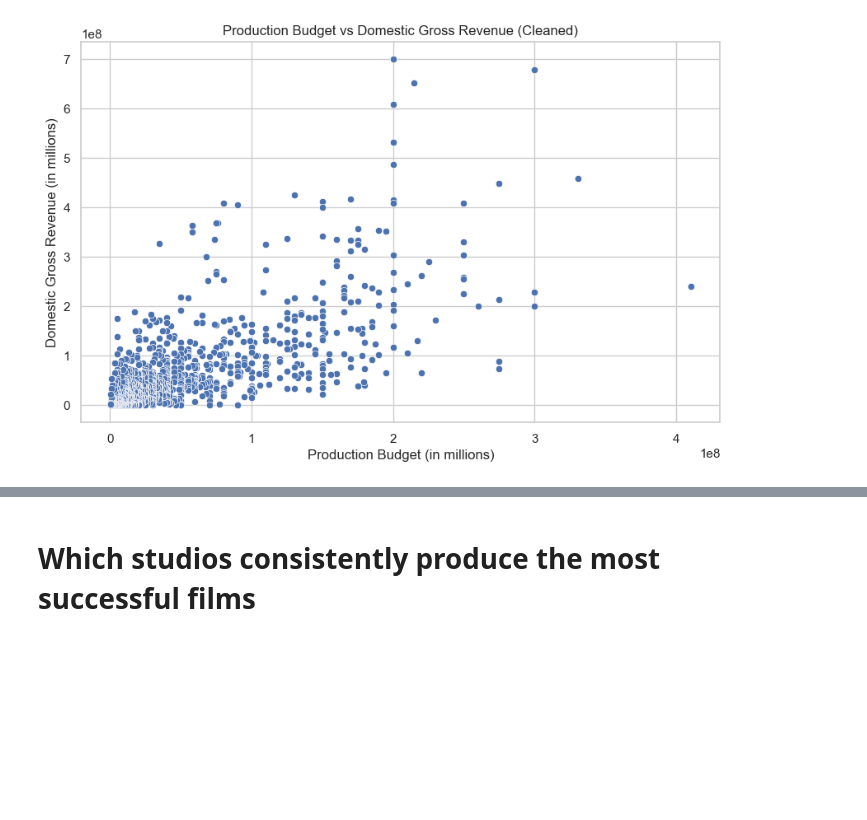
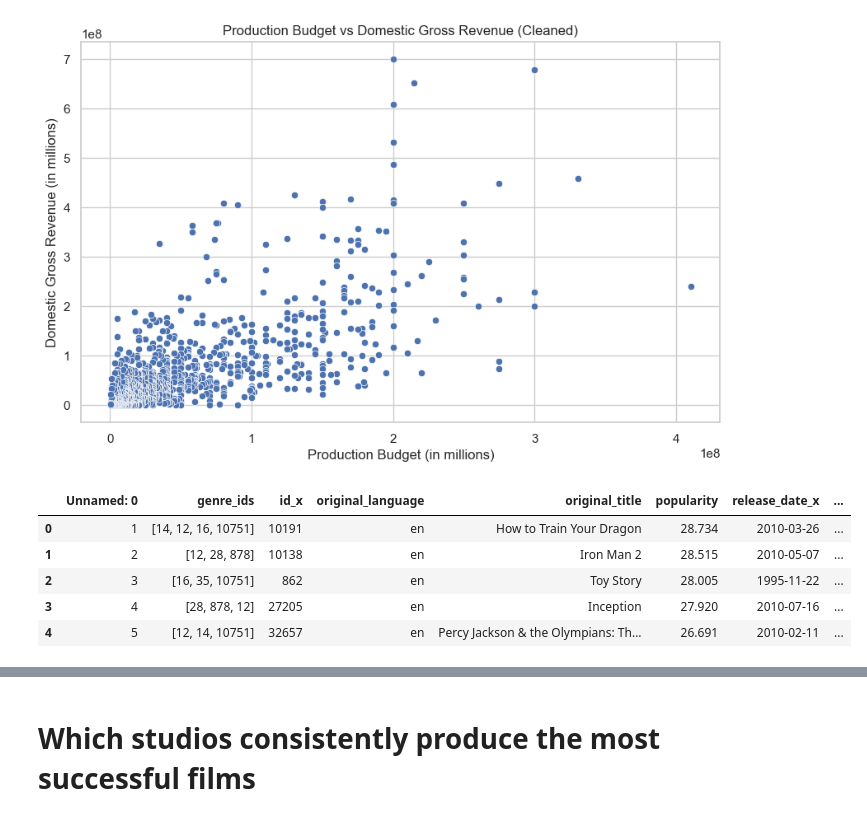
Before and after one commit to mikabenson/PHASE2_PROJECT-inferential-statistics-, a Jupyter notebook: notebooks/Nicholas.ipynb, the cells around one changed output, grey strips where cells are left out. Saved outputs shown, nothing was run; the diff lists cells and outputs as text; code cells hidden in the pictures; blank space fills up the shorter version.

```diff
--- a/notebooks/Nicholas.ipynb
+++ b/notebooks/Nicholas.ipynb
@@ -344,3 +345,17 @@ plt.show()
 3       229024295.0     6.559452e+08
 4       200074175.0     8.796209e+08
 [figure]
+# %%
+# Assuming 'movie_df' and 'movie_budget_df' are your two DataFrames
+
+merged_df1 = pd.merge(movies_df, movie_budget_df, left_on='title', right_on='movie', how='inner')
+
+# Display the first few rows to check the merge
+merged_df1.head()
+# %% [output]
+|  | Unnamed: 0 | genre_ids | id_x | original_language | original_title | popularity | release_date_x | ... |
+| 0 | 1 | [14, 12, 16, 10751] | 10191 | en | How to Train Your Dragon | 28.734 | 2010-03-26 | ... |
+| 1 | 2 | [12, 28, 878] | 10138 | en | Iron Man 2 | 28.515 | 2010-05-07 | ... |
+| 2 | 3 | [16, 35, 10751] | 862 | en | Toy Story | 28.005 | 1995-11-22 | ... |
+| 3 | 4 | [28, 878, 12] | 27205 | en | Inception | 27.920 | 2010-07-16 | ... |
+| 4 | 5 | [12, 14, 10751] | 32657 | en | Percy Jackson & the Olympians: Th... | 26.691 | 2010-02-11 | ... |
```
Also changed, not shown: parts of 13 cells of this notebook, 1 other file.
